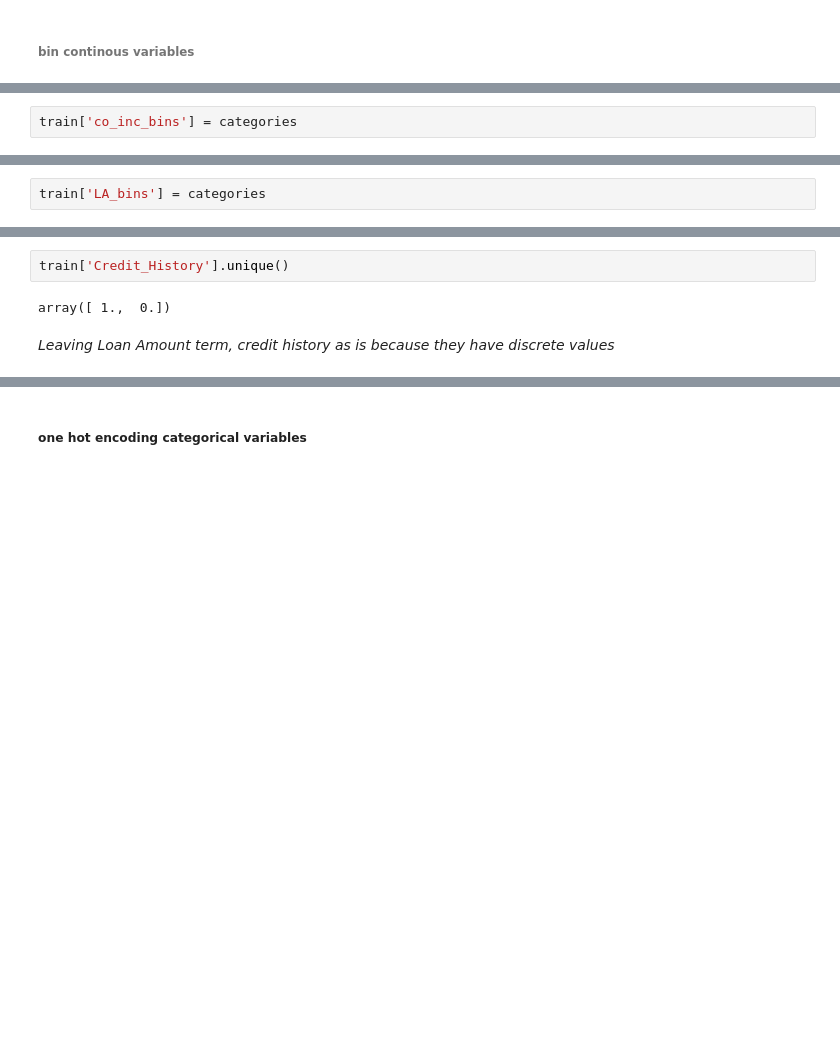
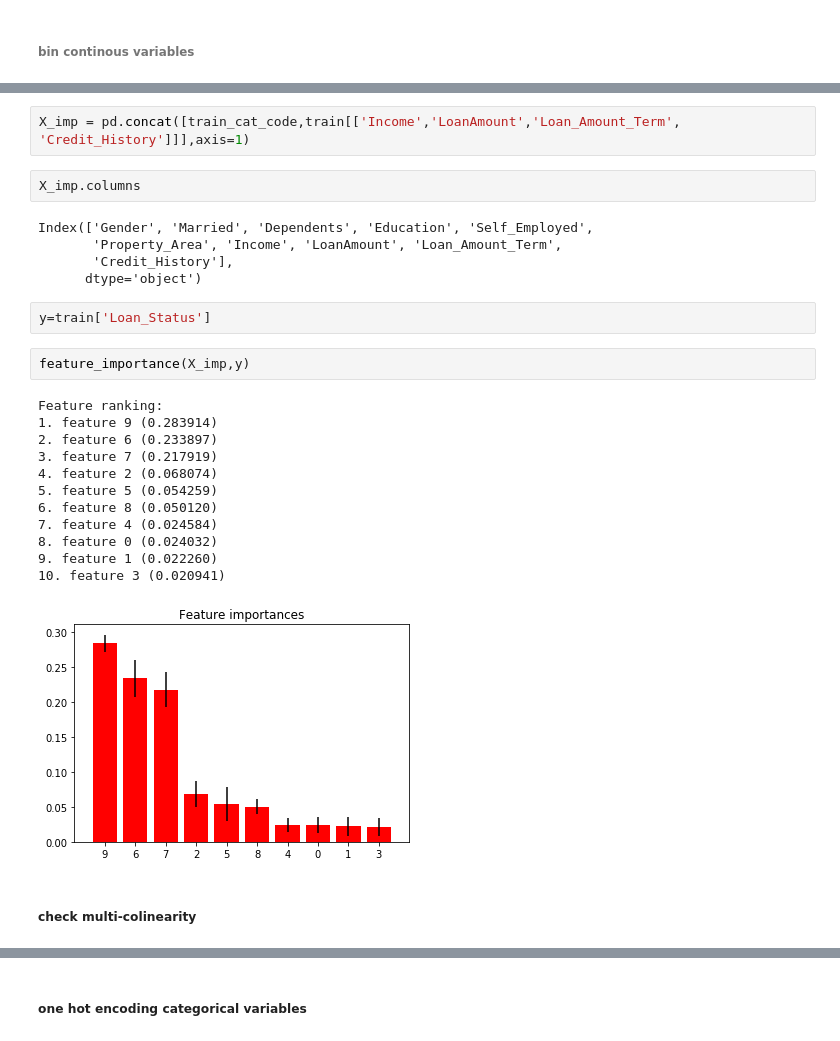
Before and after one commit to krajkumar6/MachineLearning, a Jupyter notebook: classification/Loan Prediction/Load Prediction.ipynb, the cells around one changed output, grey strips where cells are left out. Cells and saved outputs as stored; diff of their text form; blank space fills up the shorter version.

```diff
--- a/classification/Loan Prediction/Load Prediction.ipynb
+++ b/classification/Loan Prediction/Load Prediction.ipynb
@@ -422,2 +618,0 @@ categories = pd.cut(train['CoapplicantIncome'], 7,labels=co_inc_bin_names)
-# %%
-train['co_inc_bins'] = categories
@@ -432,2 +618,0 @@ categories = pd.cut(train['LoanAmount'],5,labels=LA_bin_names)
-# %%
-train['LA_bins'] = categories
@@ -443,6 +619,28 @@ array([ 360.,  120.,  240.,  180.,   60.,  300.,  480.,   36.,   84.,   12.])
-# %%
-train['Credit_History'].unique()
-# %% [output]
-array([ 1.,  0.])
-# %% [markdown]
-<i>Leaving Loan Amount term, credit history as is because they have discrete values</i>
+# %%
+X_imp = pd.concat([train_cat_code,train[['Income','LoanAmount','Loan_Amount_Term', 'Credit_History']]],axis=1)
+# %%
+X_imp.columns
+# %% [output]
+Index(['Gender', 'Married', 'Dependents', 'Education', 'Self_Employed',
+       'Property_Area', 'Income', 'LoanAmount', 'Loan_Amount_Term',
+       'Credit_History'],
+      dtype='object')
+# %%
+y=train['Loan_Status']
+# %%
+feature_importance(X_imp,y)
+# %% [output]
+Feature ranking:
+1. feature 9 (0.283914)
+2. feature 6 (0.233897)
+3. feature 7 (0.217919)
+4. feature 2 (0.068074)
+5. feature 5 (0.054259)
+6. feature 8 (0.050120)
+7. feature 4 (0.024584)
+8. feature 0 (0.024032)
+9. feature 1 (0.022260)
+10. feature 3 (0.020941)
+[figure, added]
+# %% [markdown]
+#####  check multi-colinearity
```
Also changed, not shown: parts of 91 cells of this notebook, 1 other file.
